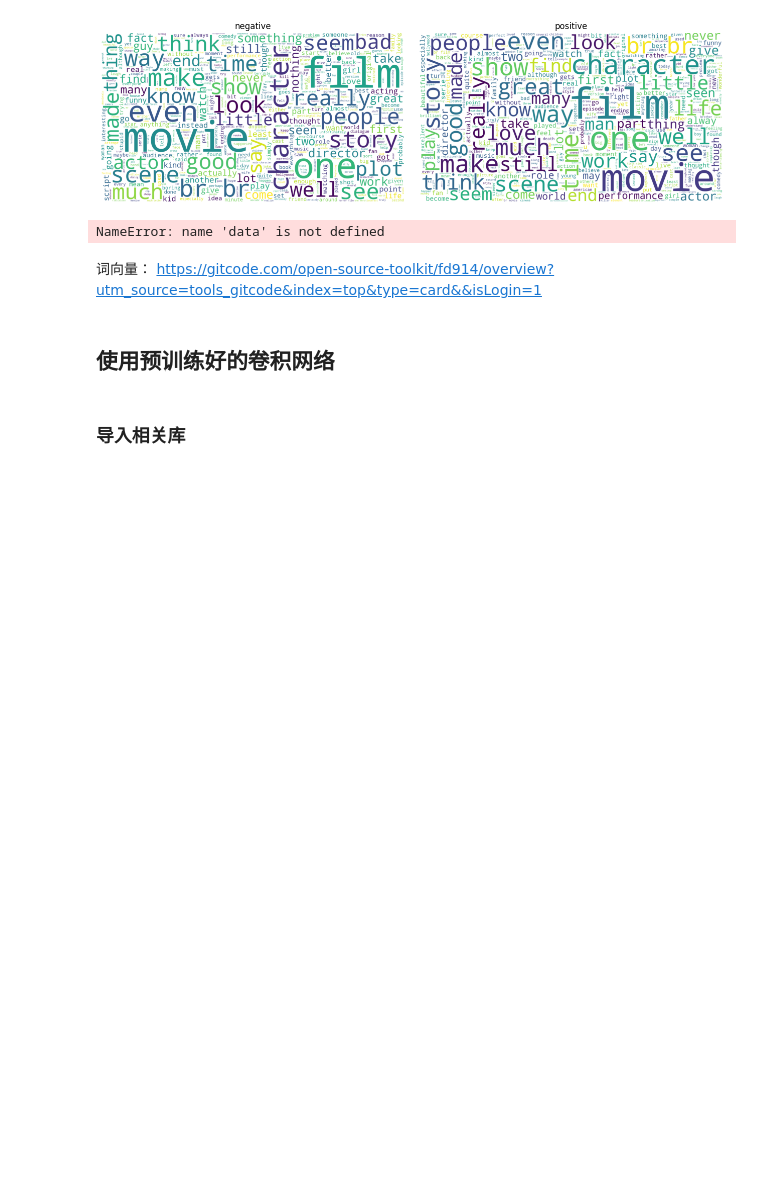
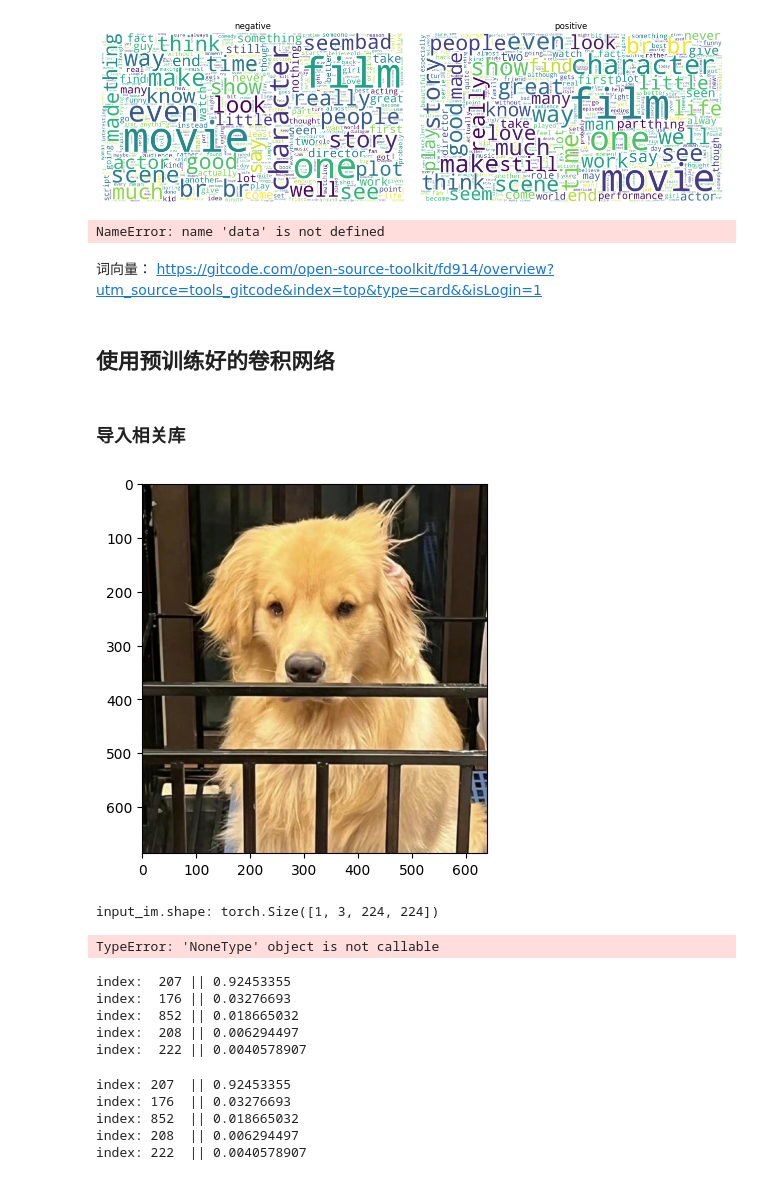
Before and after one commit to wa-kakalala/nnexample_inpytorch, a Jupyter notebook: src/01_cnn.ipynb, the cells around one changed output. Drawn from its saved outputs; the diff is of its cells as text; code cells hidden in the pictures; blank space fills up the shorter version.

```diff
--- a/src/01_cnn.ipynb
+++ b/src/01_cnn.ipynb
@@ -947,0 +952,19 @@ from PIL import Image
+# %%
+im = Image.open("../data/dog.jpeg")
+imarray = np.array(im)/255.0
+plt.figure()
+plt.imshow(imarray)
+plt.show()
+# %% [output]
+[figure, added]
+# %%
+# 将一张图像处理为VGG16网络可以处理的形式
+data_transforms = transforms.Compose([
+    transforms.Resize((224,224)),  #重置图像分辨率
+    transforms.ToTensor(),         # 转化为张量并归一化至[0-1]
+    transforms.Normalize( [0.485,0.456,0.406],[0.229,0.224,0.225])
+])
+input_im = data_transforms(im).unsqueeze(0)
+print("input_im.shape:",input_im.shape)
+# %% [output]
+input_im.shape: torch.Size([1, 3, 224, 224])
@@ -947,0 +978,10 @@ from PIL import Image
+# %%
+# 获取中间的卷积后的图像特征
+vgg16.eval()
+# 获取网络中的第四层,经过第一次最大值池化后的特征映射
+vgg16.features[4].register_forward_hook(get_activation("maxpool1"))
+_ = vgg16(input_im)
+maxpool1 = activation["maxpool1"]
+print("获取特征的尺寸为:",maxpool1.shape)
+# %% [output]
+TypeError: 'NoneType' object is not callable
@@ -947,0 +1004,18 @@ from PIL import Image
+# %%
+# 使用VGG16网络预测图像的种类
+vgg16.eval()
+im_pre = vgg16(input_im)
+# 计算预测top-5的可能性
+softmax = nn.Softmax(dim=1)
+im_pre_prob = softmax(im_pre)
+prob,prelab = torch.topk(im_pre_prob,5)
+prob = prob.data.numpy().flatten()
+prelab = prelab.numpy().flatten()
+for ii, lab in enumerate(prelab):
+    print("index: ", lab, "||",prob[ii])
+# %% [output]
+index:  207 || 0.92453355
+index:  176 || 0.03276693
+index:  852 || 0.018665032
+index:  208 || 0.006294497
+index:  222 || 0.0040578907
@@ -947,0 +1060,21 @@ from PIL import Image
+# %%
+# 初始化网络
+vggcam = MyVgg16()
+# 设置网络的模式
+vggcam.eval()
+# 计算网络对图像的预测值
+im_pre = vggcam(input_im)
+# 计算预测top-5的可能性
+softmax = nn.Softmax(dim=1)
+im_pre_prob = softmax(im_pre)
+prob,prelab = torch.topk(im_pre_prob,5)
+prob = prob.data.numpy().flatten()
+prelab = prelab.numpy().flatten()
+for ii , lab in enumerate( prelab):
+    print("index:",lab, " ||", prob[ii])
+# %% [output]
+index: 207  || 0.92453355
+index: 176  || 0.03276693
+index: 852  || 0.018665032
+index: 208  || 0.006294497
+index: 222  || 0.0040578907
```
Also changed, not shown: parts of 8 cells of this notebook, 4 other files.
